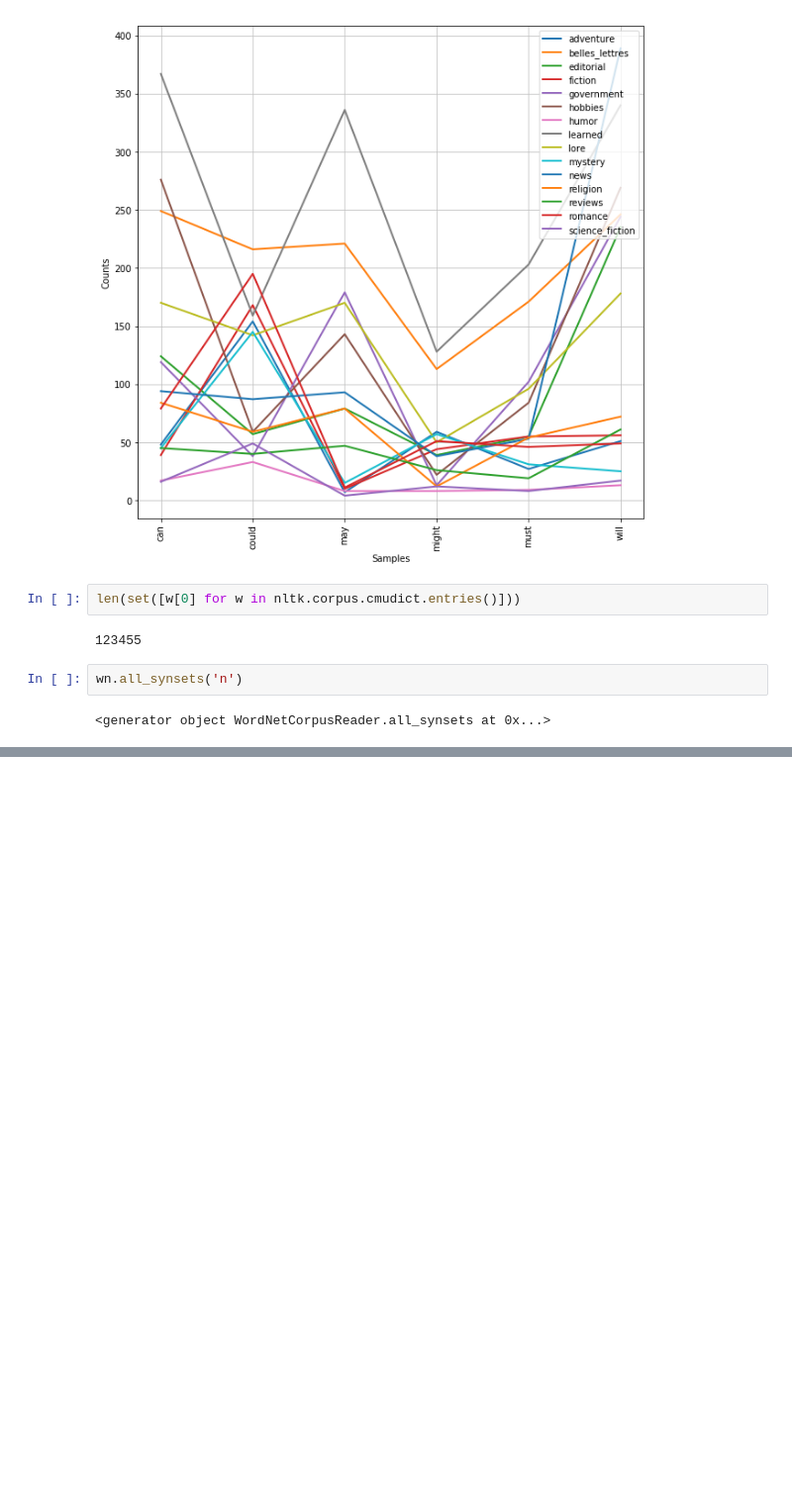
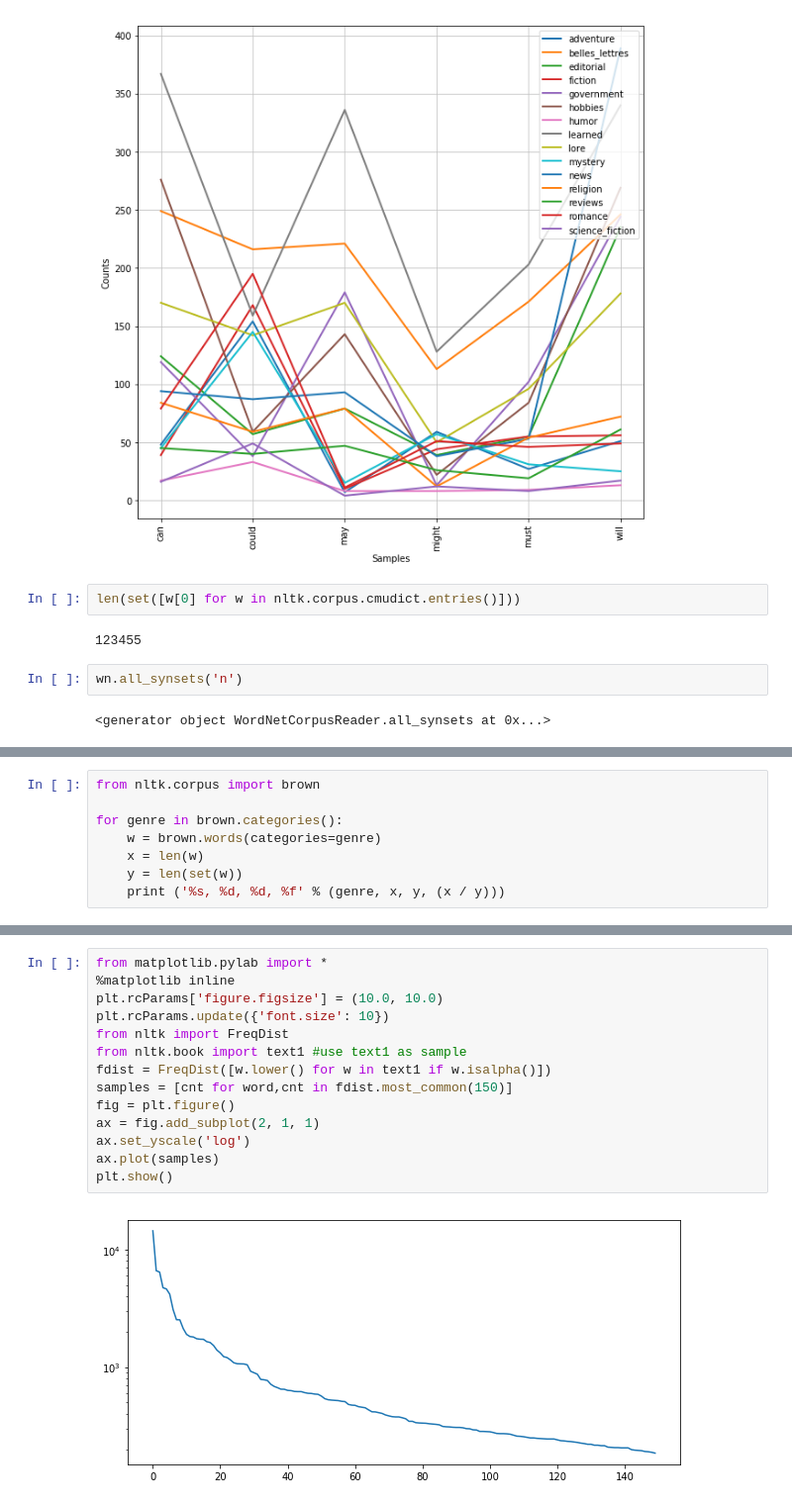
Before and after one commit to pureexe/natural-language-processing, a Jupyter notebook: week3_practice.ipynb, the cells around one changed output, grey strips where cells are left out. Shown: that part at 99% size. Drawn from its saved outputs; the diff is of its cells as text; blank space fills up the shorter version.

```diff
--- a/week3_practice.ipynb
+++ b/week3_practice.ipynb
@@ -115,0 +150,8 @@ wn.all_synsets('n')
+# %%
+from nltk.corpus import brown
+
+for genre in brown.categories():
+    w = brown.words(categories=genre)
+    x = len(w)
+    y = len(set(w))
+    print ('%s, %d, %d, %f' % (genre, x, y, (x / y)))
@@ -115,0 +354,16 @@ wn.all_synsets('n')
+# %%
+from matplotlib.pylab import *
+%matplotlib inline
+plt.rcParams['figure.figsize'] = (10.0, 10.0)
+plt.rcParams.update({'font.size': 10})
+from nltk import FreqDist
+from nltk.book import text1 #use text1 as sample
+fdist = FreqDist([w.lower() for w in text1 if w.isalpha()])
+samples = [cnt for word,cnt in fdist.most_common(150)]
+fig = plt.figure()
+ax = fig.add_subplot(2, 1, 1)
+ax.set_yscale('log')
+ax.plot(samples)
+plt.show()
+# %% [output]
+[figure, added]
```
Also changed, not shown: parts of 24 cells of this notebook, 2 other files.
